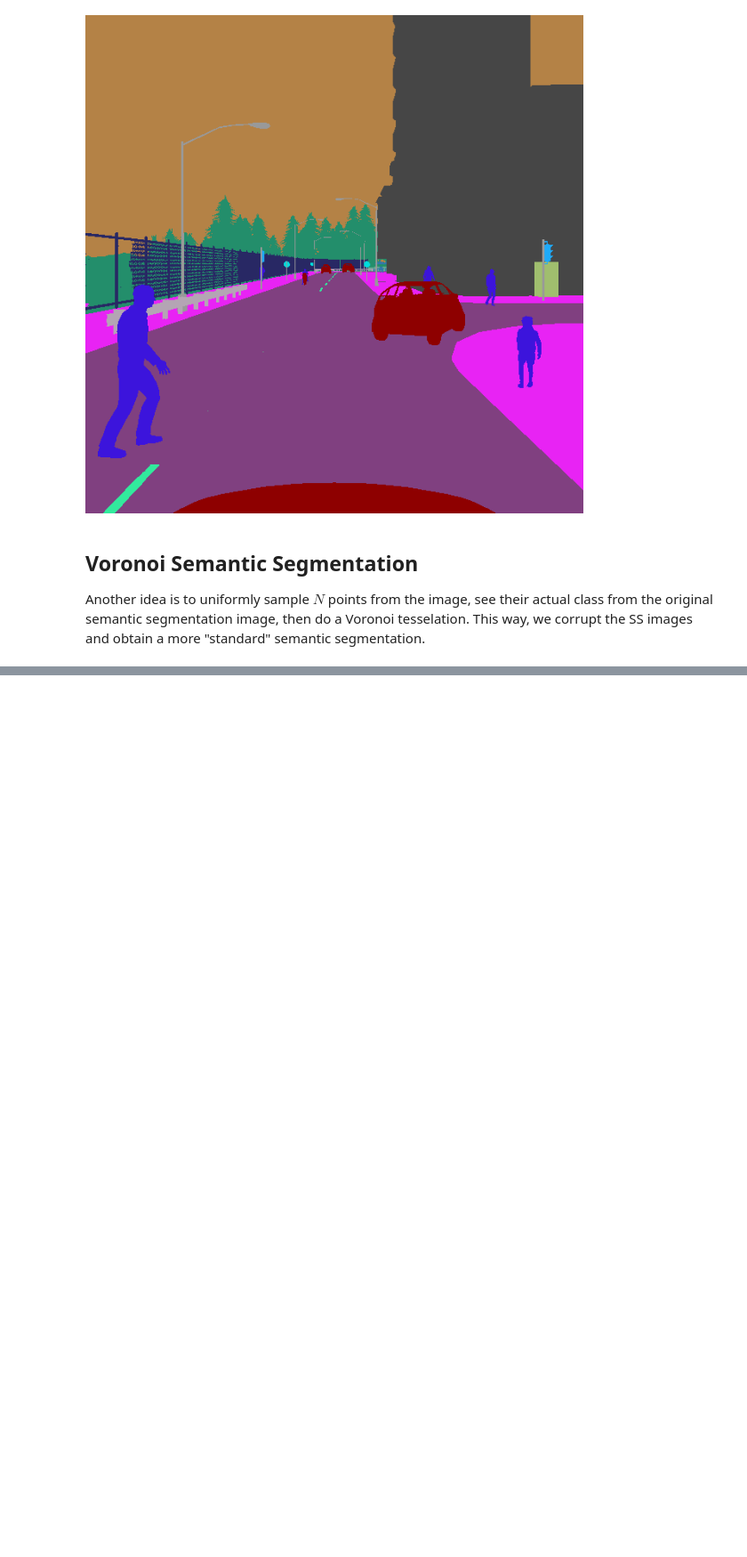
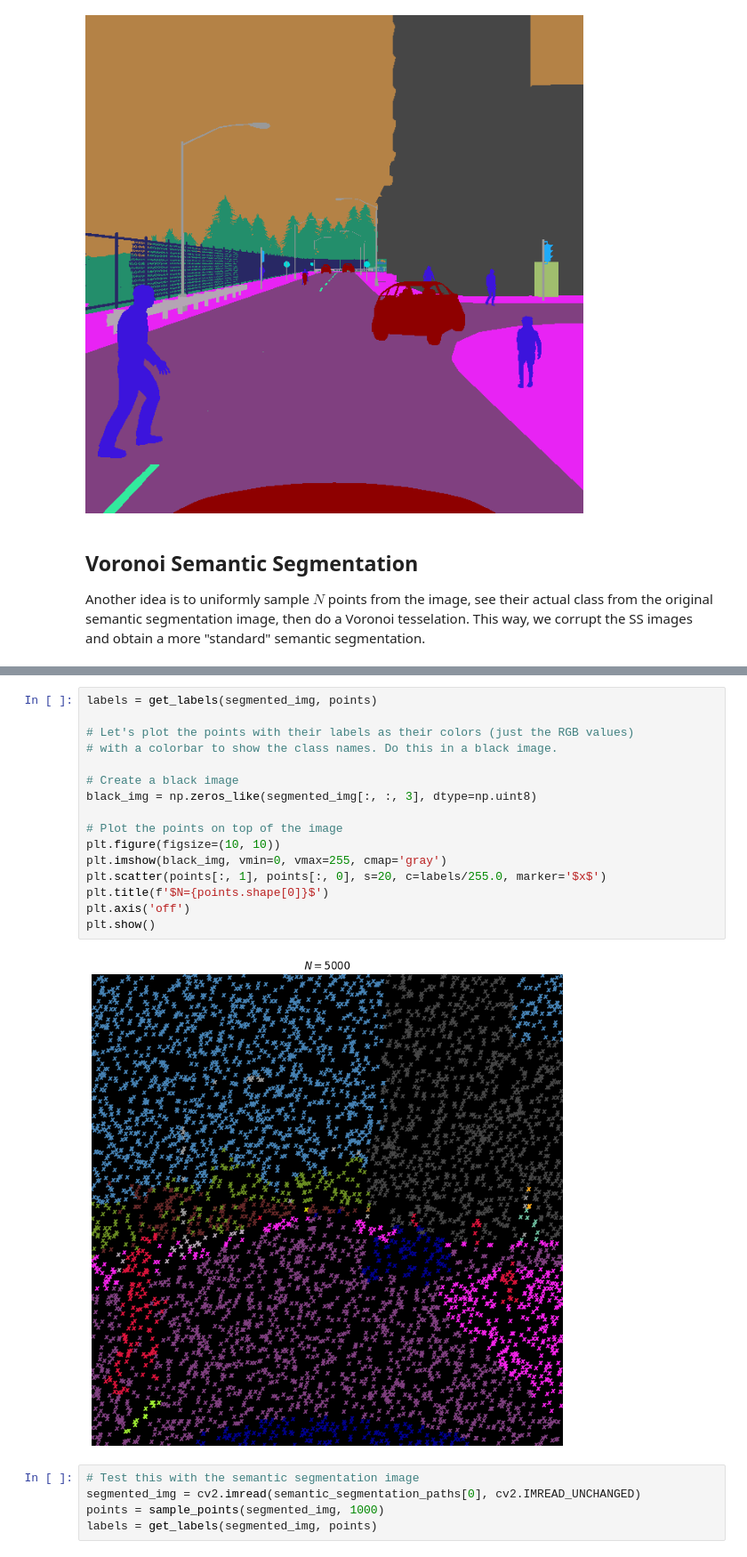
Before and after one commit to yixiao1/CILv2_multiview, a Jupyter notebook: 14_imperfect_ss.ipynb, the cells around one changed output, grey strips where cells are left out. Shown at 89% size. Drawn from its saved outputs; the diff is of its cells as text; blank space fills up the shorter version.

```diff
--- a/14_imperfect_ss.ipynb
+++ b/14_imperfect_ss.ipynb
@@ -392,0 +383,23 @@ for region, label in zip(vor.regions, labels):
+# %%
+labels = get_labels(segmented_img, points)
+
+# Let's plot the points with their labels as their colors (just the RGB values)
+# with a colorbar to show the class names. Do this in a black image.
+
+# Create a black image
+black_img = np.zeros_like(segmented_img[:, :, 3], dtype=np.uint8)
+
+# Plot the points on top of the image
+plt.figure(figsize=(10, 10))
+plt.imshow(black_img, vmin=0, vmax=255, cmap='gray')
+plt.scatter(points[:, 1], points[:, 0], s=20, c=labels/255.0, marker='$x$')
+plt.title(f'$N={points.shape[0]}$')
+plt.axis('off')
+plt.show()
+# %% [output]
+[figure, added]
+# %%
+# Test this with the semantic segmentation image
+segmented_img = cv2.imread(semantic_segmentation_paths[0], cv2.IMREAD_UNCHANGED)
+points = sample_points(segmented_img, 1000)
+labels = get_labels(segmented_img, points)
```
Also changed, not shown: parts of 16 cells of this notebook, 8 other files.
